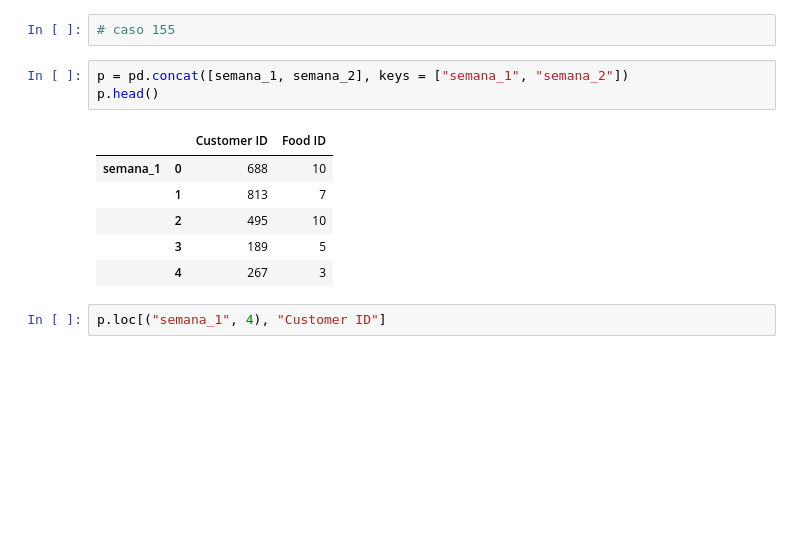
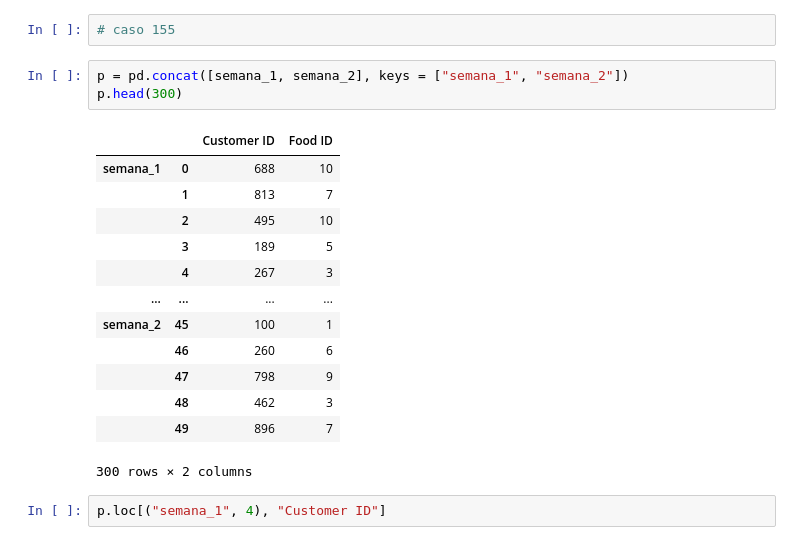
Before and after one commit to carlos1680/CPEDS, a Jupyter notebook: modulo2/3 Manipulacion de datos/3 Lab Anexion y combinacion/Laboratorio_3_CombinaciónAnexión.ipynb, the cells around one changed output. Saved outputs shown, nothing was run; the diff lists cells and outputs as text; blank space fills up the shorter version.

```diff
--- a/modulo2/3 Manipulacion de datos/3 Lab Anexion y combinacion/Laboratorio_3_CombinaciónAnexión.ipynb
+++ b/modulo2/3 Manipulacion de datos/3 Lab Anexion y combinacion/Laboratorio_3_CombinaciónAnexión.ipynb
@@ -92,14 +92,21 @@ semana_1.append(other = semana_2, ignore_index=True)
 # caso 155
 # %%
 p = pd.concat([semana_1, semana_2], keys = ["semana_1", "semana_2"])
-p.head()
+p.head(300)
 # %% [output]
 |  |  | Customer ID | Food ID |
 | semana_1 | 0 | 688 | 10 |
 |  | 1 | 813 | 7 |
 |  | 2 | 495 | 10 |
 |  | 3 | 189 | 5 |
 |  | 4 | 267 | 3 |
+| ... | ... | ... | ... |
+| semana_2 | 45 | 100 | 1 |
+|  | 46 | 260 | 6 |
+|  | 47 | 798 | 9 |
+|  | 48 | 462 | 3 |
+|  | 49 | 896 | 7 |
+300 rows × 2 columns
 # %%
 p.loc[("semana_1", 4), "Customer ID"]
 # %% [output]
```
Also changed, not shown: parts of 1 cell of this notebook, 8 other files.
